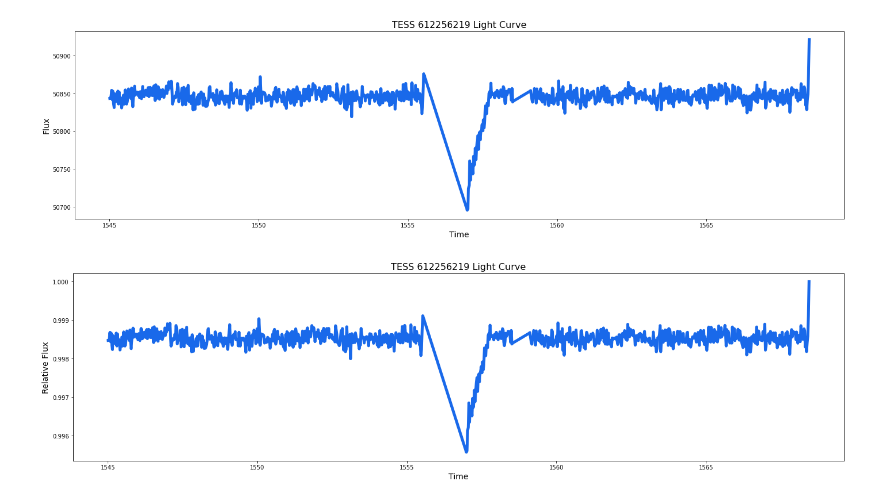
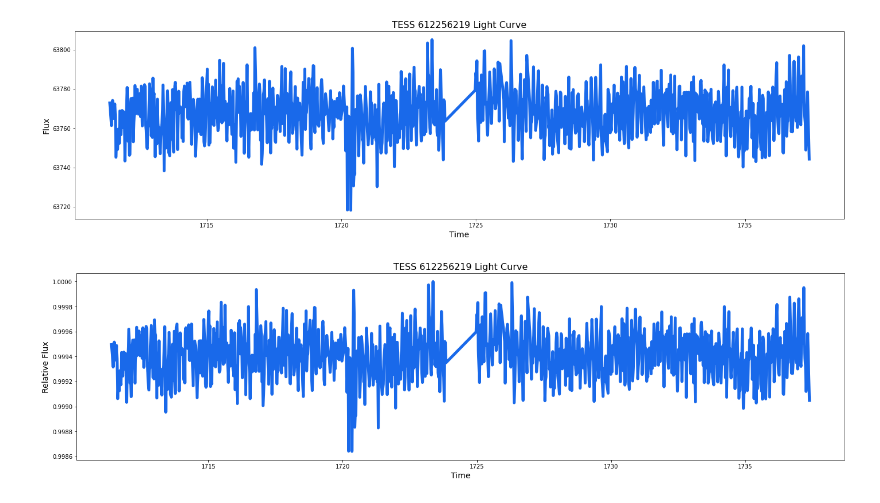
Before and after one commit to joshua-bromley/tessSignalInjection, a Jupyter notebook: lightCurveSums/readTESSlc.ipynb, the cells around one changed output. Drawn from its saved outputs; the diff is of its cells as text; code cells hidden in the pictures.

```diff
--- a/lightCurveSums/readTESSlc.ipynb
+++ b/lightCurveSums/readTESSlc.ipynb
@@ -8,25 +8,25 @@ import pickle
 
 %matplotlib inline
 # %%
-fp = open("./lightCurveSums/lightcurves/tesslc_364539361.pkl","rb")
+fp = open("./lightcurves/tesslc_275491335.pkl","rb")
 data = pickle.load(fp)
 fp.close()
 # %%
 q = data[11] == 0
 times = data[6][q]
 lc = data[8][q]
 
-cutTimes, cutLc = cutLightCurve(times, lc, 1545, 1600)
+cutTimes, cutLc = cutLightCurve(times, lc, 0, 50000)
 ##cutLc = removeNoise(cutLc)
 
 fig, ax = plt.subplots(1,1,figsize=(24,6))
 ax.plot(cutTimes,cutLc,color="#1969ea",ls="-",lw=5)
 plt.xlabel("Time",fontsize=14)
 plt.ylabel("Flux",fontsize=14)
 plt.title(r"TESS 612256219 Light Curve",fontsize=16)
 plt.show()
 # %% [output]
-[figure, old version]
+[figure, new version]
 # %%
 maxlc = max(cutLc)
 normLc = cutLc/maxlc
@@ -38,7 +38,7 @@ plt.ylabel("Relative Flux",fontsize=14)
 plt.title(r"TESS 612256219 Light Curve",fontsize=16)
 plt.show()
 # %% [output]
-[figure, old version]
+[figure, new version]
 # %%
 def cutLightCurve(times, lc, t0, t1):
     newTimes = []
```
Also changed, not shown: 5 other files.
